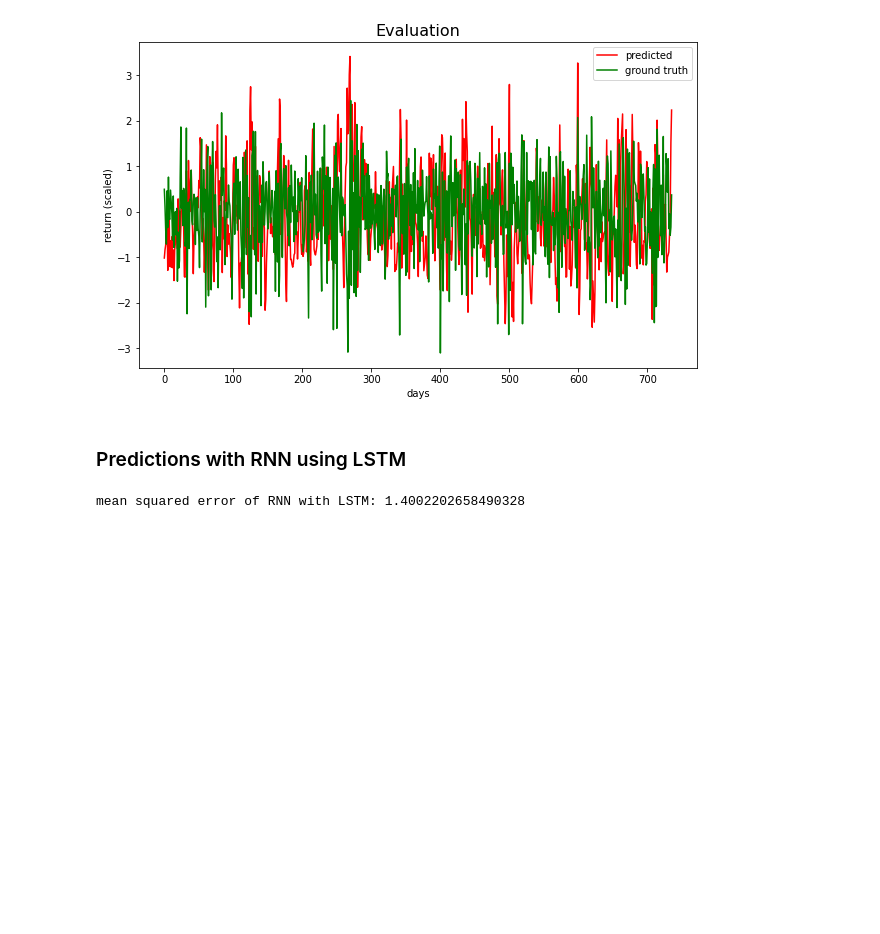
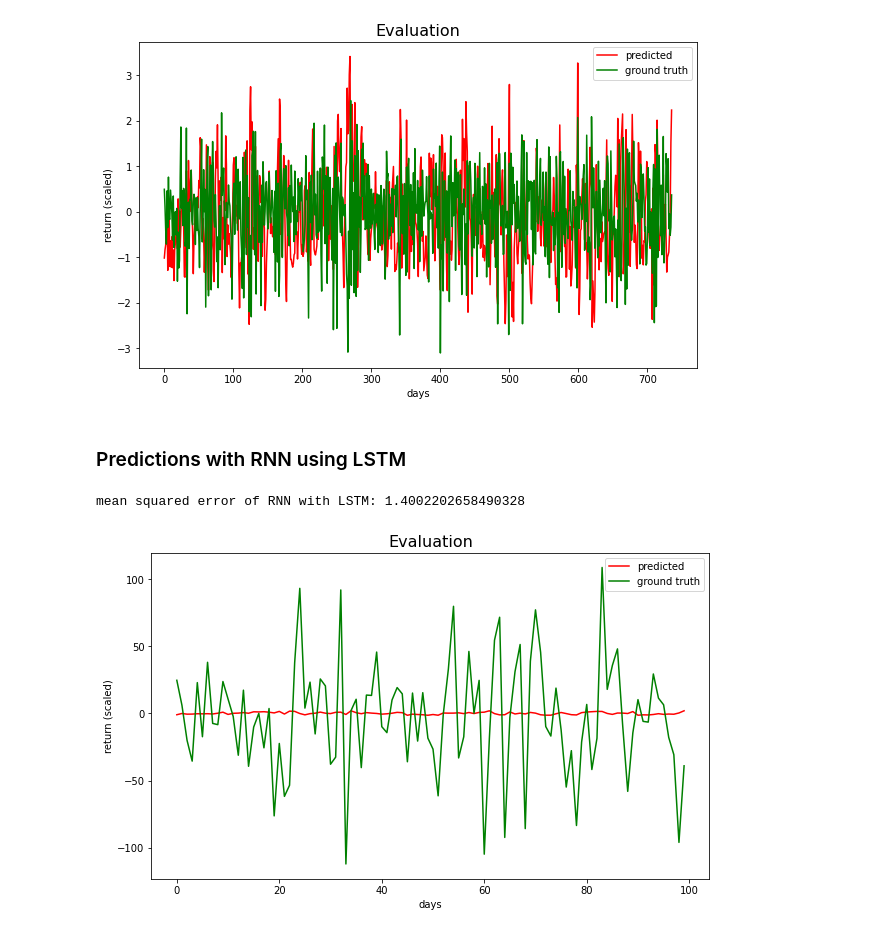
Before and after one commit to jonas-fullstack-dev/ml-financial-data, a Jupyter notebook: stocks.ipynb, the cells around one changed output. Drawn from its saved outputs; the diff is of its cells as text; code cells hidden in the pictures; blank space fills up the shorter version.

Commit message:
Add prediction plots

```diff
--- a/stocks.ipynb
+++ b/stocks.ipynb
@@ -535,9 +535,11 @@ mean squared error of RNN with LSTM: 1.4002202658490328
 # %%
 plt.figure(figsize=(10, 6))
 plt.title("Evaluation", size=16)
-plt.plot(y_pred_lstm, c="red", label='predicted')
-plt.plot(y_test_lstm, c="green", label='ground truth')
+plt.plot(y_pred_lstm[:100], c="red", label='predicted')
+plt.plot(y_test_lstm[:100], c="green", label='ground truth')
 plt.xlabel("days")
 plt.ylabel("return (scaled)")
 plt.legend()
 plt.show()
+# %% [output]
+[figure, added]
```
